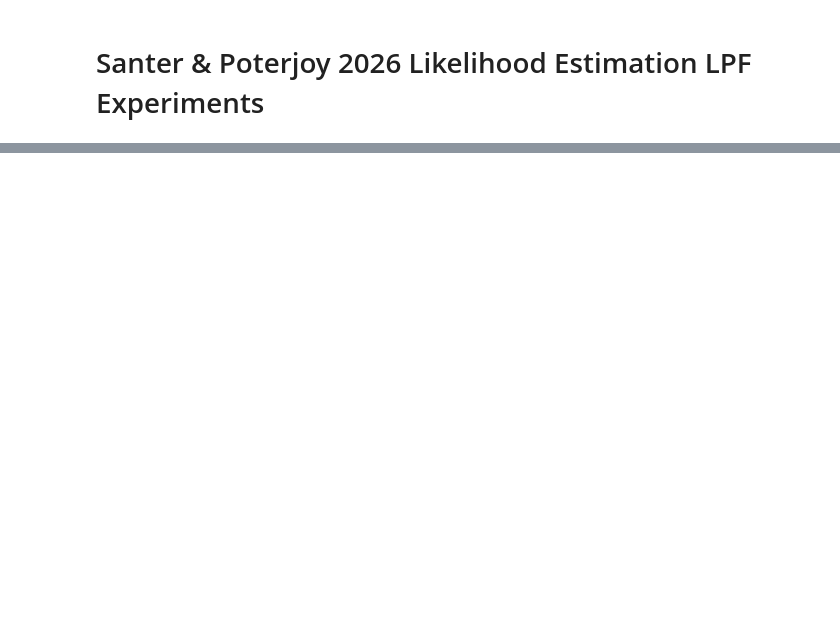
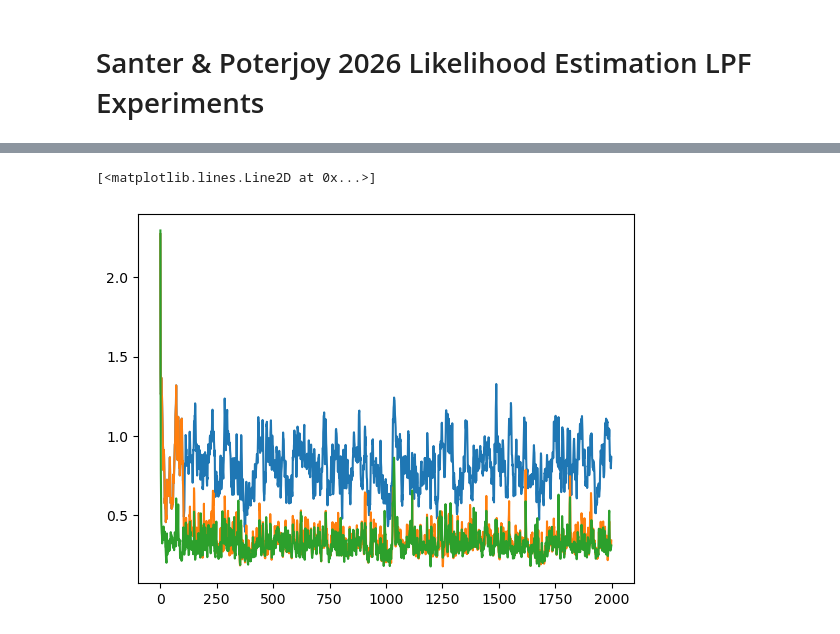
Before and after one commit to hsanter/DAPyr-nle, a Jupyter notebook: src/notebooks/SanterPoterjoy26.ipynb, the cells around one changed output, grey strips where cells are left out. Drawn from its saved outputs; the diff is of its cells as text; code cells hidden in the pictures; blank space fills up the shorter version.

```diff
--- a/src/notebooks/SanterPoterjoy26.ipynb
+++ b/src/notebooks/SanterPoterjoy26.ipynb
@@ -83,0 +97,17 @@ starting e sd gaus
+# %%
+e_name = 'l05-true-sdg'
+print(f'starting experiment {e_name}')
+e_sd_true = dap.Expt(e_name, {'expt_flag': 1,
+                       'model_flag':2,
+                       'localize':1,
+                       'obf': 4,
+                       'seed': 58,
+                       'qc_flag': 0,
+                       'used_obs_err': 1,
+                       'prescribed_obs_err': 1,
+                       'used_obs_err_params': uoep_sd,
+                       'prescribed_obs_err_params': poep_sd,
+                       'save_keest_pab':1,
+                       'Ne':80,
+                       'T': 2000,
+                       })
@@ -83,0 +116,3 @@ starting e sd gaus
+# %%
+dap.runDA(e_sd_true)
+e_sd_true.saveExpt()
@@ -83,0 +137,17 @@ starting e sd gaus
+# %%
+e_name = 'l05-gauss-sdg'
+print(f'starting experiment {e_name}')
+e_sd_gauss = dap.Expt(e_name, {'expt_flag': 1,
+                       'model_flag':2,
+                       'localize':1,
+                       'obf': 4,
+                       'seed': 58,
+                       'qc_flag': 0,
+                       'used_obs_err': 1,
+                       'prescribed_obs_err': 0,
+                       'used_obs_err_params': uoep_sd,
+                       'prescribed_obs_err_params': poep,
+                       'save_keest_pab':1,
+                       'Ne':80,
+                       'T': 2000,
+                       })
@@ -83,0 +156,3 @@ starting e sd gaus
+# %%
+dap.runDA(e_sd_gauss)
+e_sd_gauss.saveExpt()
@@ -83,0 +177,7 @@ starting e sd gaus
+# %%
+plt.plot(e_sd_gauss.rmse)
+plt.plot(e_sd_kecd.rmse)
+plt.plot(e_sd_true.rmse)
+# %% [output]
+[<matplotlib.lines.Line2D at 0x...>]
+[figure, added]
```
Also changed, not shown: parts of 19 cells of this notebook, 3 other files.
